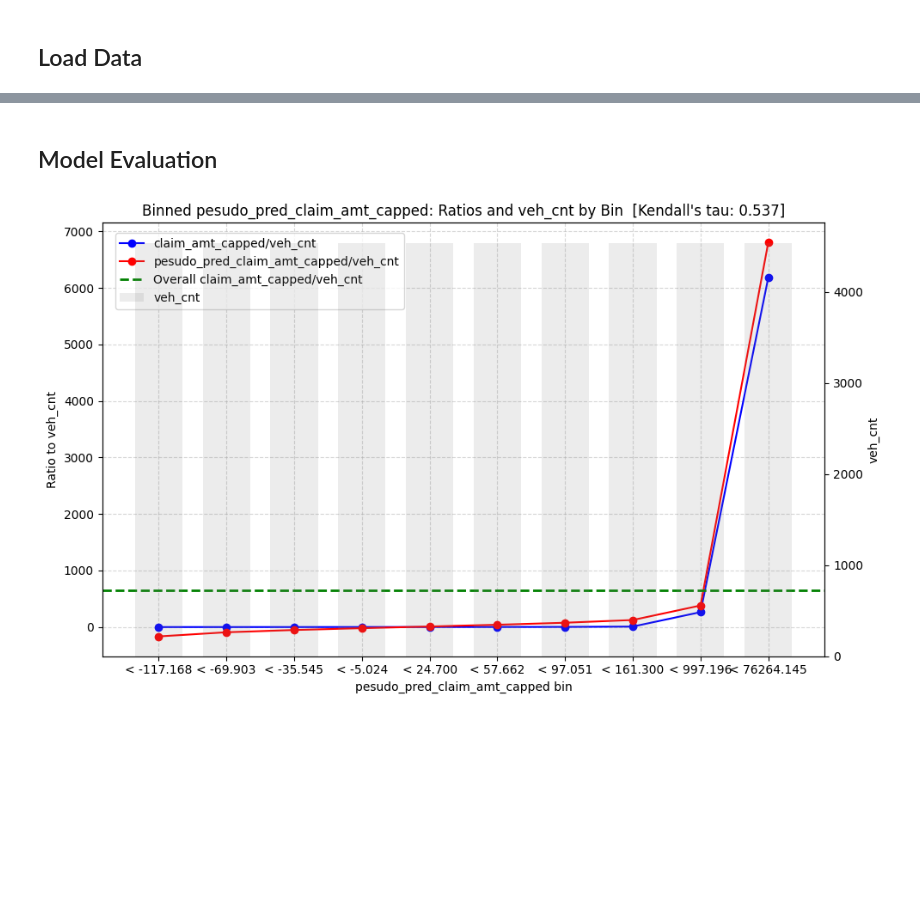
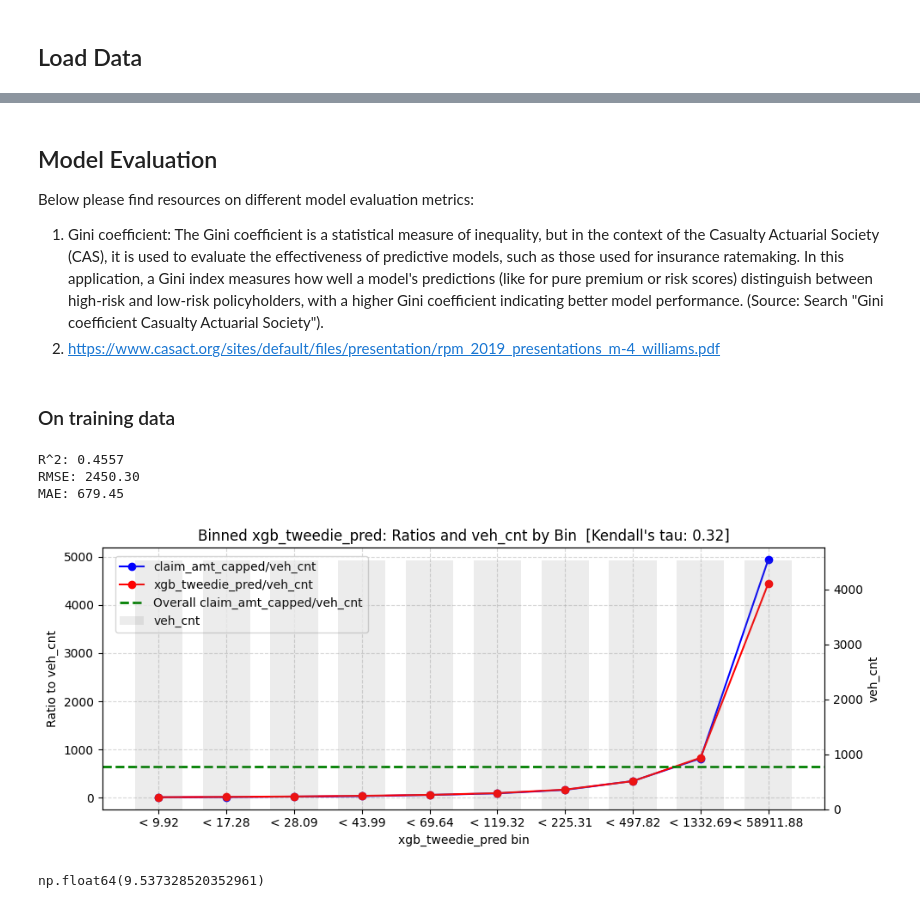
Before and after one commit to mengjin67/data_science_bootcamp_lecture_1, a Jupyter notebook: analysis_pipeline/model_selection.ipynb, the cells around one changed output, grey strips where cells are left out. Drawn from its saved outputs; the diff is of its cells as text; code cells hidden in the pictures; blank space fills up the shorter version.

Commit message:
Add XGBoost model building to the project

```diff
--- a/analysis_pipeline/model_selection.ipynb
+++ b/analysis_pipeline/model_selection.ipynb
@@ -31,0 +23,8 @@ model_data.head(5)
+# %%
+# Define the list of predictors
+pred_lst = ['agecat2', 'gender', 'credit_score', 'area', 'traffic_index', 'veh_age', 'veh_body', 'veh_value']
+# Split the data into training and validation sets
+train_data = model_data.loc[model_data['sample'] == '1|bld']
+val_data = model_data.loc[model_data['sample'] == '2|val']
+rich.print( train_data.shape, val_data.shape )
+train_data.head(5)
@@ -32,2 +155,5 @@ model_data.head(5)
 # %% [markdown]
 ## Model Evaluation
+Below please find resources on different model evaluation metrics:
+1. Gini coefficient: The Gini coefficient is a statistical measure of inequality, but in the context of the Casualty Actuarial Society (CAS), it is used to evaluate the effectiveness of predictive models, such as those used for insurance ratemaking. In this application, a Gini index measures how well a model's predictions (like for pure premium or risk scores) distinguish between high-risk and low-risk policyholders, with a higher Gini coefficient indicating better model performance. (Source: Search "Gini coefficient Casualty Actuarial Society").
+2. https://www.casact.org/sites/default/files/presentation/rpm_2019_presentations_m-4_williams.pdf
@@ -40,27 +160,48 @@ model_data['pesudo_pred_claim_amt_capped'] = (
+# %% [markdown]
+### On training data
 # %%
+# Ensure the parent directory is in the path for module import
 import sys
 sys.path.append(os.path.abspath(".."))
 from analysis_tool_chest.data_exploration import PredictivenessCheck
 
-# Example setup
-data = model_data.loc[model_data['sample'] == '1|bld']
+# Select validation sample for predictiveness check
+data = train_data
+
+# Define variables
 exp_var = 'veh_cnt'
-pred_var = 'pesudo_pred_claim_amt_capped'
+pred_var = 'xgb_tweedie_pred'
 var_1 = 'claim_amt_capped'
-var_2 = 'pesudo_pred_claim_amt_capped'
+var_2 = 'xgb_tweedie_pred'
 nbins = 10
 
-# Create and run the PredictivenessCheckList
+# Compute R^2, RMSE, and MAE
+from sklearn.metrics import r2_score, mean_absolute_error, root_mean_squared_error
+r2_train = r2_score(data[var_1], data[var_2])
+rmse_train = root_mean_squared_error(data[var_1], data[var_2])
+mae_train = mean_absolute_error(data[var_1], data[var_2])
+print(f"R^2: {r2_train:.4f}")
+print(f"RMSE: {rmse_train:.2f}")
+print(f"MAE: {mae_train:.2f}")
+
+# Create and run PredictivenessCheck
 pc = PredictivenessCheck(
     df=data,
     pred_var=pred_var,
     exp_var=exp_var,
     var_1=var_1,
-    var_2=var_2,
+    var_2=var_2
 )
 
-pc.binning(nbins=10)
+pc.binning(nbins=nbins)
 pc.aggregate()
-pc.plot()
+pc.plot(figsize=(10, 4))
 # %% [output]
+R^2: 0.4557
+RMSE: 2450.30
+MAE: 679.45
-[figure, old version]
+[figure, new version]
+# %%
+list(pc.agg_df[f'{var_1}_over_{exp_var}'])[-1] / pc.overall_mean
+# %% [output]
+np.float64(9.537328520352961)
```
Also changed, not shown: parts of 7 cells of this notebook, 8 other files.
